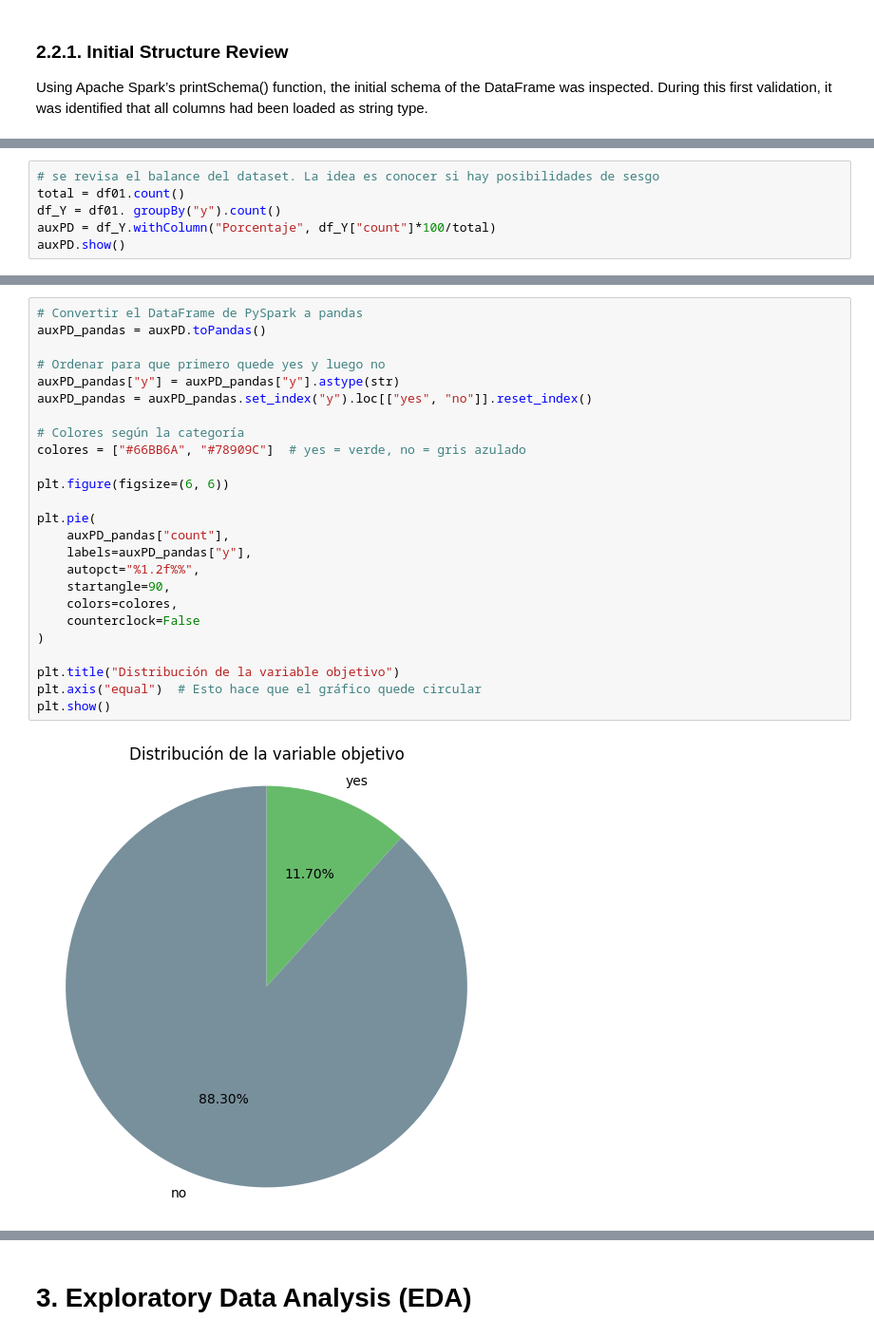
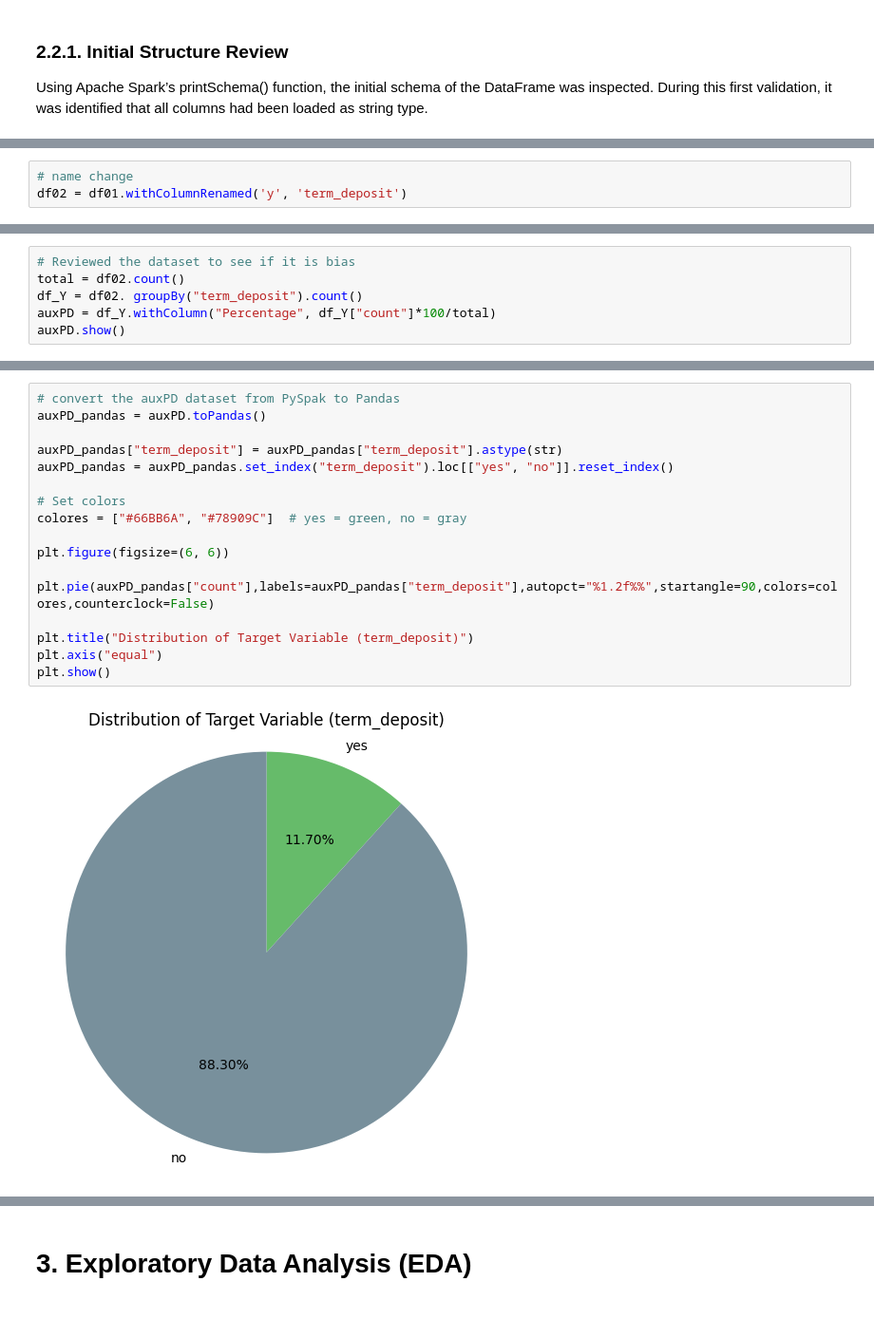
Before and after one commit to samegi/Proce-Laboratorio-ML-Supervisado, a Jupyter notebook: Lab_Clasification.ipynb, the cells around one changed output, grey strips where cells are left out. Shown at 95% size. Drawn from its saved outputs; the diff is of its cells as text.

Commit message:
Updated graphs in EDA section

```diff
--- a/Lab_Clasification.ipynb
+++ b/Lab_Clasification.ipynb
@@ -190,4 +190,7 @@ df01 = df01.withColumn("duration", df01.duration.cast("int"))
 df01 = df01.withColumn("campaign", df01.campaign.cast("int"))
 df01 = df01.withColumn("pdays", df01.pdays.cast("int"))
 df01 = df01.withColumn("previous", df01.previous.cast("int"))
+# %%
+# name change
+df02 = df01.withColumnRenamed('y', 'term_deposit')
 # %% [markdown]
@@ -210,7 +213,7 @@ Primero, se realizó una revisión preliminar mediante estadísticos descriptivo
 # %%
-# se revisa el balance del dataset. La idea es conocer si hay posibilidades de sesgo
-total = df01.count()
-df_Y = df01. groupBy("y").count()
-auxPD = df_Y.withColumn("Porcentaje", df_Y["count"]*100/total)
+# Reviewed the dataset to see if it is bias
+total = df02.count()
+df_Y = df02. groupBy("term_deposit").count()
+auxPD = df_Y.withColumn("Percentage", df_Y["count"]*100/total)
 auxPD.show()
 # %% [output]
@@ -224,28 +227,20 @@ auxPD.show()
 # %%
-# Convertir el DataFrame de PySpark a pandas
+# convert the auxPD dataset from PySpak to Pandas
 auxPD_pandas = auxPD.toPandas()
 
-# Ordenar para que primero quede yes y luego no
-auxPD_pandas["y"] = auxPD_pandas["y"].astype(str)
-auxPD_pandas = auxPD_pandas.set_index("y").loc[["yes", "no"]].reset_index()
+auxPD_pandas["term_deposit"] = auxPD_pandas["term_deposit"].astype(str)
+auxPD_pandas = auxPD_pandas.set_index("term_deposit").loc[["yes", "no"]].reset_index()
 
-# Colores según la categoría
-colores = ["#66BB6A", "#78909C"]  # yes = verde, no = gris azulado
+# Set colors
+colores = ["#66BB6A", "#78909C"]  # yes = green, no = gray
 
 plt.figure(figsize=(6, 6))
 
-plt.pie(
-    auxPD_pandas["count"],
-    labels=auxPD_pandas["y"],
-    autopct="%1.2f%%",
-    startangle=90,
-    colors=colores,
-    counterclock=False
-)
+plt.pie(auxPD_pandas["count"],labels=auxPD_pandas["term_deposit"],autopct="%1.2f%%",startangle=90,colors=colores,counterclock=False)
 
-plt.title("Distribución de la variable objetivo")
-plt.axis("equal")  # Esto hace que el gráfico quede circular
+plt.title("Distribution of Target Variable (term_deposit)")
+plt.axis("equal")
 plt.show()
 # %% [output]
-[figure, old version]
+[figure, new version]
 # %% [markdown]
```
Also changed, not shown: parts of 48 cells of this notebook.
